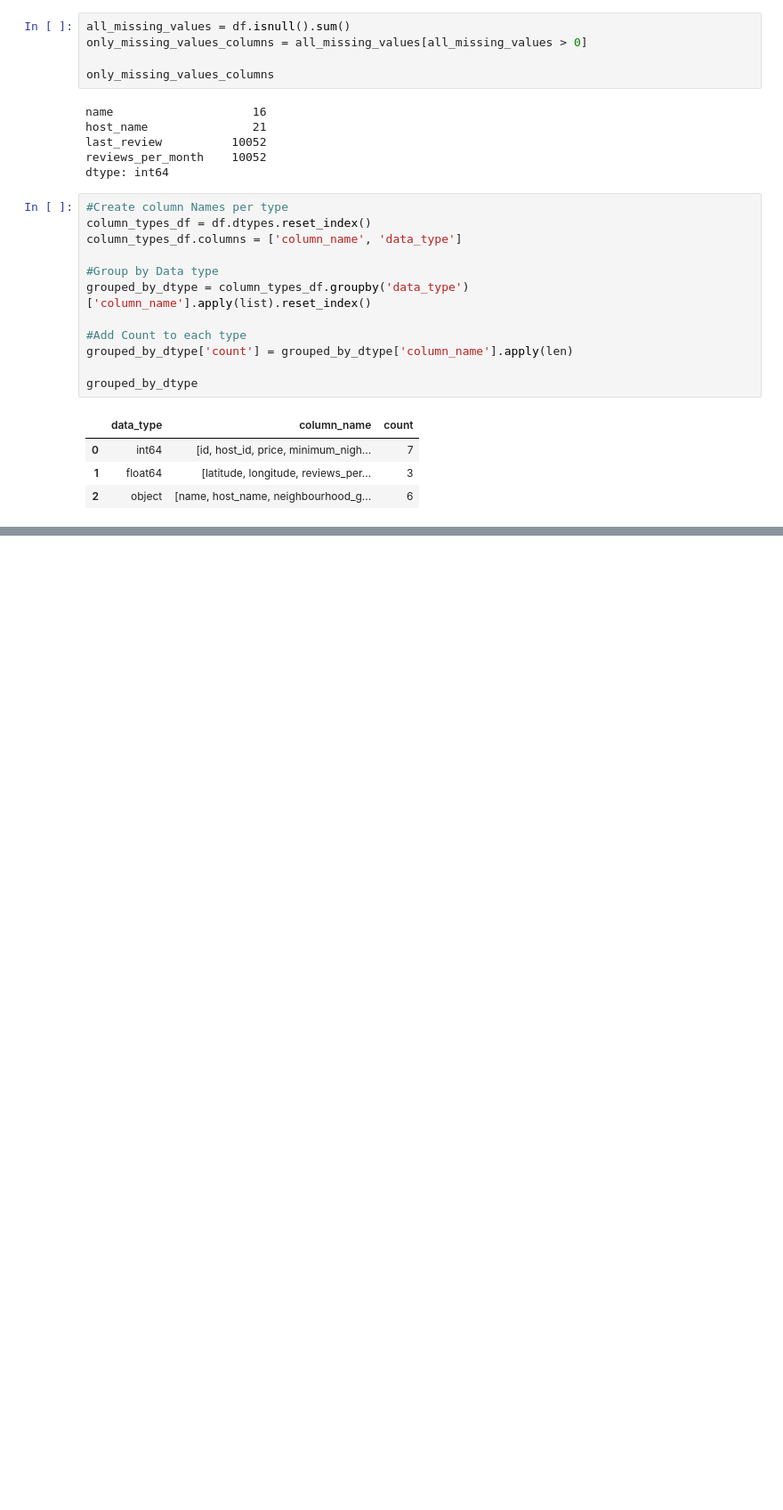
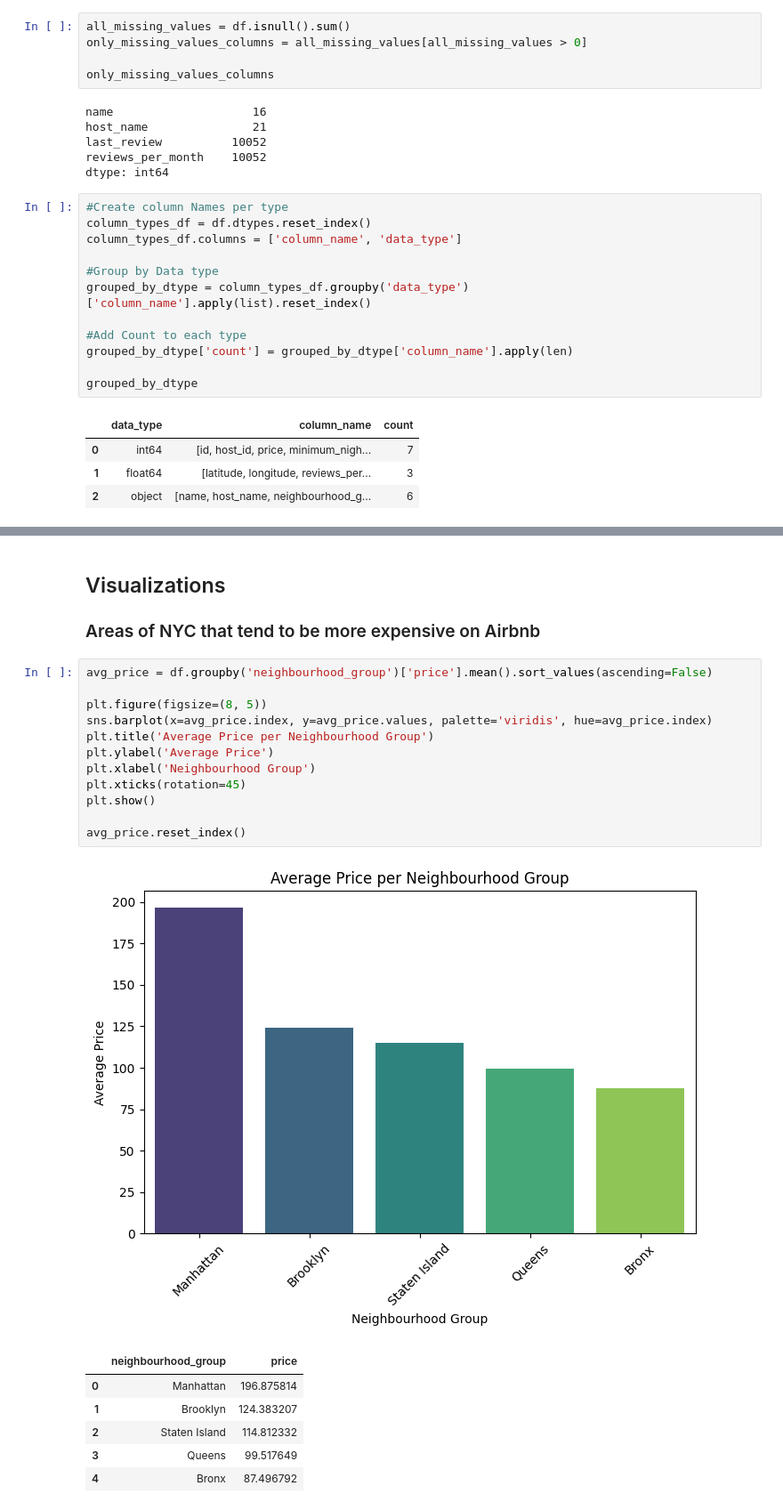
Before and after one commit to msalaverri/machine-learning-python-msalaverri, a Jupyter notebook: src/explore.ipynb, the cells around one changed output, grey strips where cells are left out. Shown: that part at 89% size. Saved outputs shown, nothing was run; the diff lists cells and outputs as text; blank space fills up the shorter version.

```diff
--- a/src/explore.ipynb
+++ b/src/explore.ipynb
@@ -115,0 +170,23 @@ dtype: int64
+# %% [markdown]
+## Visualizations
+### Areas of NYC that tend to be more expensive on Airbnb
+# %%
+avg_price = df.groupby('neighbourhood_group')['price'].mean().sort_values(ascending=False)
+
+plt.figure(figsize=(8, 5))
+sns.barplot(x=avg_price.index, y=avg_price.values, palette='viridis', hue=avg_price.index)
+plt.title('Average Price per Neighbourhood Group')
+plt.ylabel('Average Price')
+plt.xlabel('Neighbourhood Group')
+plt.xticks(rotation=45)
+plt.show()
+
+avg_price.reset_index()
+# %% [output]
+[figure, added]
+|  | neighbourhood_group | price |
+| 0 | Manhattan | 196.875814 |
+| 1 | Brooklyn | 124.383207 |
+| 2 | Staten Island | 114.812332 |
+| 3 | Queens | 99.517649 |
+| 4 | Bronx | 87.496792 |
```
Also changed, not shown: parts of 16 cells of this notebook.
